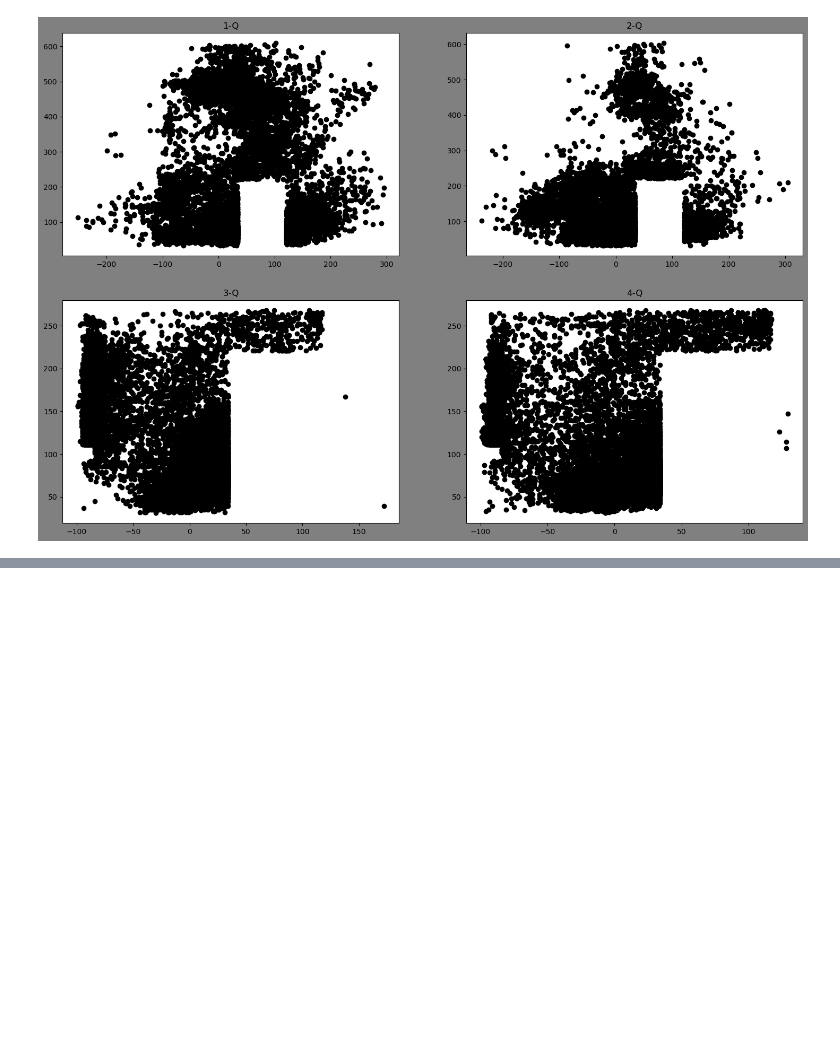
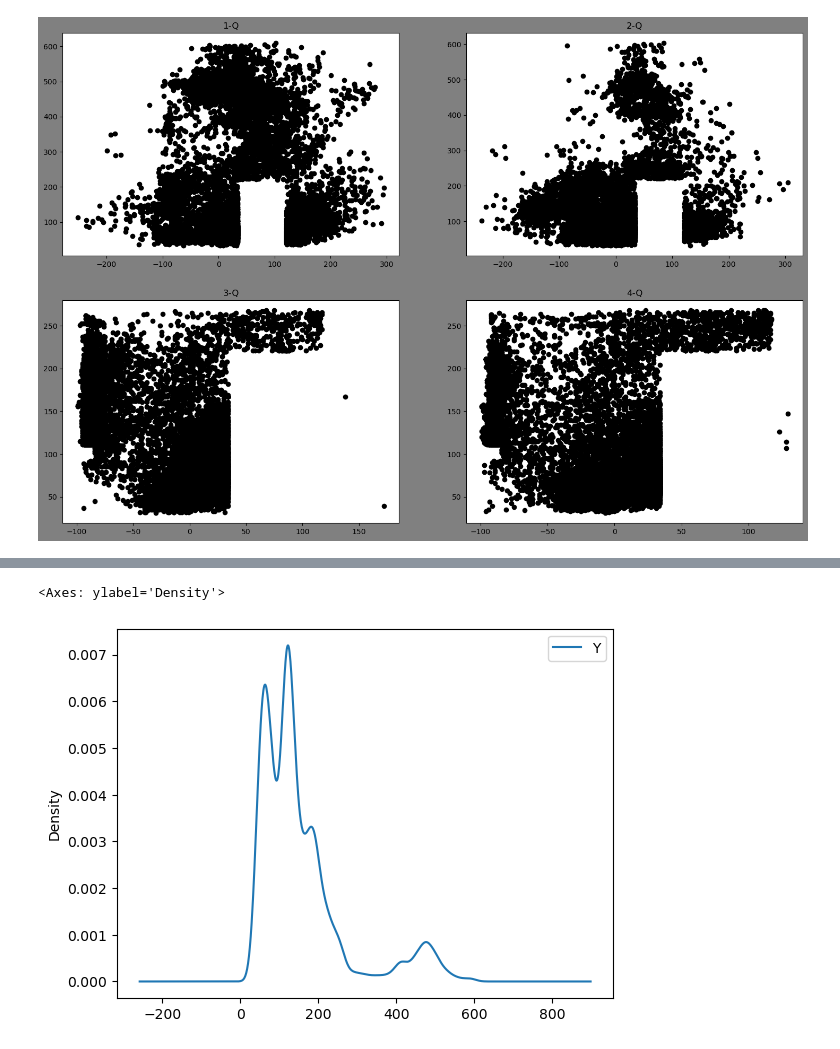
Before and after one commit to youngbeom9/250314-Quiz2-nyb-, a Jupyter notebook: pratice-1.ipynb, the cells around one changed output, grey strips where cells are left out. Saved outputs shown, nothing was run; the diff lists cells and outputs as text; code cells hidden in the pictures; blank space fills up the shorter version.

```diff
--- a/pratice-1.ipynb
+++ b/pratice-1.ipynb
@@ -57,0 +63,5 @@ plt.show()
+# %%
+act.plot(kind ='density',x='X',y='Y')
+# %% [output]
+<Axes: ylabel='Density'>
+[figure, added]
```
Also changed, not shown: parts of 4 cells of this notebook.
